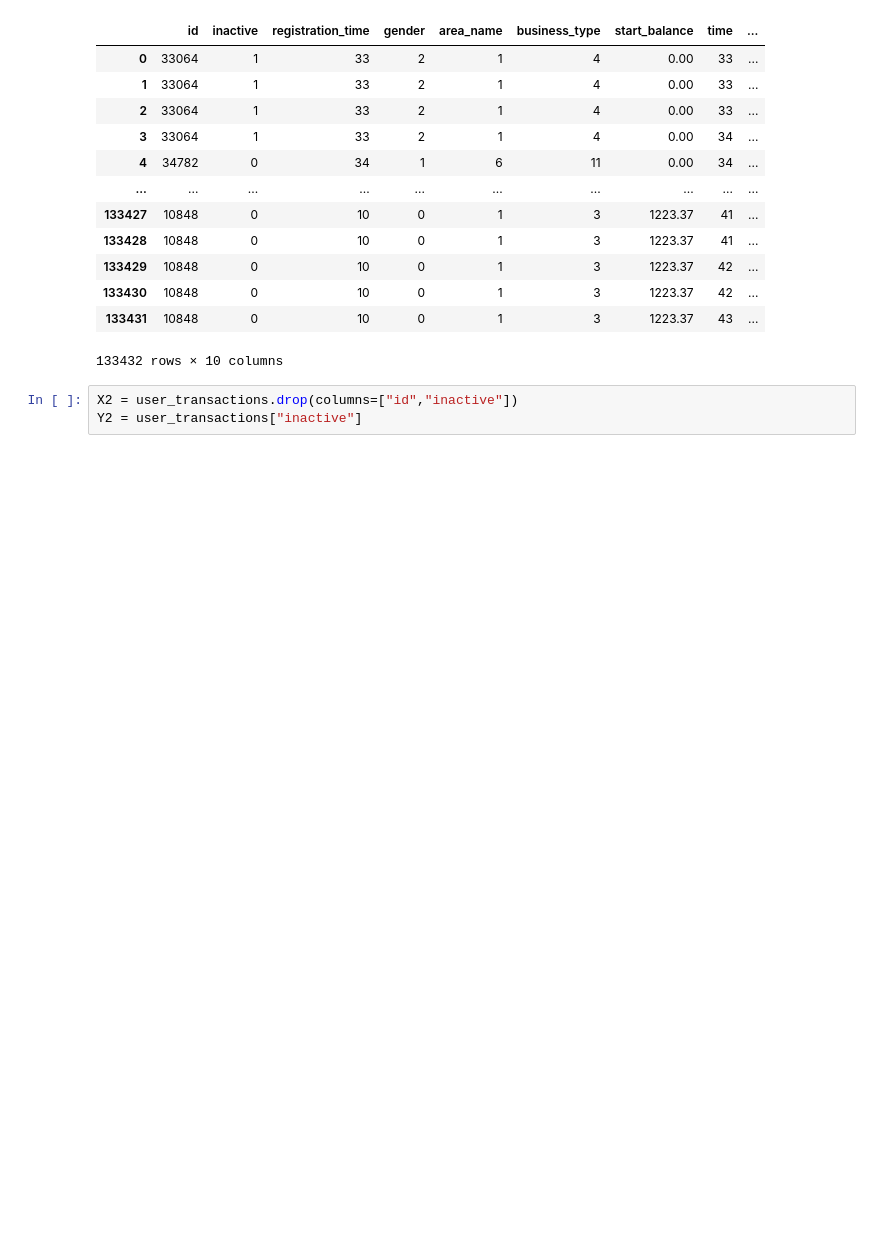
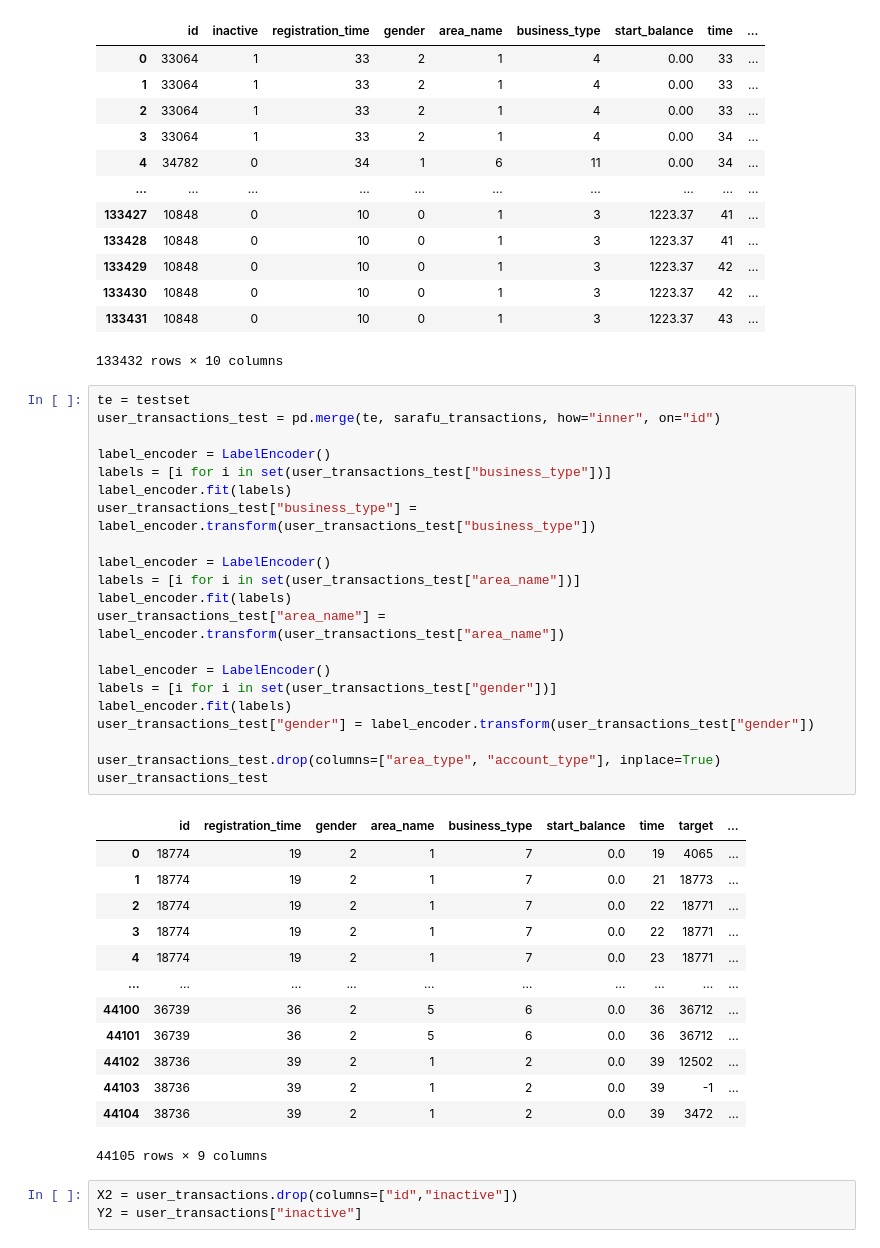
Before and after one commit to beratcabuk/sdshackathon2022, a Jupyter notebook: sdshackathon.ipynb, the cells around one changed output. Saved outputs shown, nothing was run; the diff lists cells and outputs as text; blank space fills up the shorter version.

```diff
--- a/sdshackathon.ipynb
+++ b/sdshackathon.ipynb
@@ -370,6 +402,41 @@ user_transactions
 | 133430 | 10848 | 0 | 10 | 0 | 1 | 3 | 1223.37 | 42 | ... |
 | 133431 | 10848 | 0 | 10 | 0 | 1 | 3 | 1223.37 | 43 | ... |
 133432 rows × 10 columns
+# %%
+te = testset
+user_transactions_test = pd.merge(te, sarafu_transactions, how="inner", on="id")
+
+label_encoder = LabelEncoder()
+labels = [i for i in set(user_transactions_test["business_type"])]
+label_encoder.fit(labels)
+user_transactions_test["business_type"] = label_encoder.transform(user_transactions_test["business_type"])
+
+label_encoder = LabelEncoder()
+labels = [i for i in set(user_transactions_test["area_name"])]
+label_encoder.fit(labels)
+user_transactions_test["area_name"] = label_encoder.transform(user_transactions_test["area_name"])
+
+label_encoder = LabelEncoder()
+labels = [i for i in set(user_transactions_test["gender"])]
+label_encoder.fit(labels)
+user_transactions_test["gender"] = label_encoder.transform(user_transactions_test["gender"])
+
+user_transactions_test.drop(columns=["area_type", "account_type"], inplace=True)
+user_transactions_test
+# %% [output]
+|  | id | registration_time | gender | area_name | business_type | start_balance | time | target | ... |
+| 0 | 18774 | 19 | 2 | 1 | 7 | 0.0 | 19 | 4065 | ... |
+| 1 | 18774 | 19 | 2 | 1 | 7 | 0.0 | 21 | 18773 | ... |
+| 2 | 18774 | 19 | 2 | 1 | 7 | 0.0 | 22 | 18771 | ... |
+| 3 | 18774 | 19 | 2 | 1 | 7 | 0.0 | 22 | 18771 | ... |
+| 4 | 18774 | 19 | 2 | 1 | 7 | 0.0 | 23 | 18771 | ... |
+| ... | ... | ... | ... | ... | ... | ... | ... | ... | ... |
+| 44100 | 36739 | 36 | 2 | 5 | 6 | 0.0 | 36 | 36712 | ... |
+| 44101 | 36739 | 36 | 2 | 5 | 6 | 0.0 | 36 | 36712 | ... |
+| 44102 | 38736 | 39 | 2 | 1 | 2 | 0.0 | 39 | 12502 | ... |
+| 44103 | 38736 | 39 | 2 | 1 | 2 | 0.0 | 39 | -1 | ... |
+| 44104 | 38736 | 39 | 2 | 1 | 2 | 0.0 | 39 | 3472 | ... |
+44105 rows × 9 columns
 # %%
 X2 = user_transactions.drop(columns=["id","inactive"])
 Y2 = user_transactions["inactive"]
```
Also changed, not shown: parts of 18 cells of this notebook.
